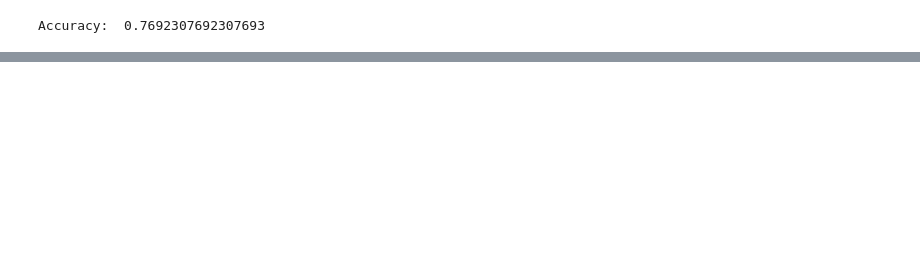
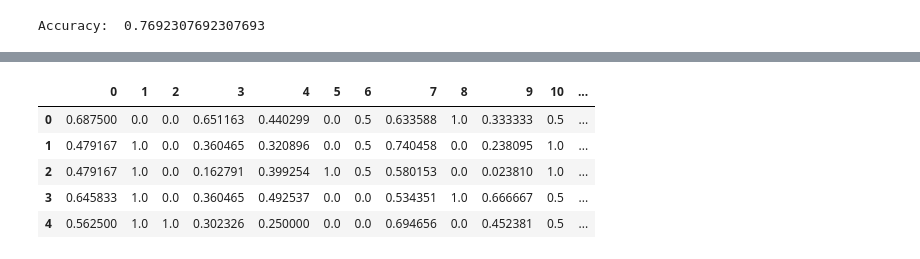
Before and after one commit to ljsauer/LaunchCode, a Jupyter notebook: Final Project - Model/Heart_Disease_Model.ipynb, the cells around one changed output, grey strips where cells are left out. Drawn from its saved outputs; the diff is of its cells as text; code cells hidden in the pictures; blank space fills up the shorter version.

```diff
--- a/Final Project - Model/Heart_Disease_Model.ipynb
+++ b/Final Project - Model/Heart_Disease_Model.ipynb
@@ -77,0 +233,9 @@ Accuracy:  0.7692307692307693
+# %%
+X_train.head()
+# %% [output]
+|  | 0 | 1 | 2 | 3 | 4 | 5 | 6 | 7 | 8 | 9 | 10 | ... |
+| 0 | 0.687500 | 0.0 | 0.0 | 0.651163 | 0.440299 | 0.0 | 0.5 | 0.633588 | 1.0 | 0.333333 | 0.5 | ... |
+| 1 | 0.479167 | 1.0 | 0.0 | 0.360465 | 0.320896 | 0.0 | 0.5 | 0.740458 | 0.0 | 0.238095 | 1.0 | ... |
+| 2 | 0.479167 | 1.0 | 0.0 | 0.162791 | 0.399254 | 1.0 | 0.5 | 0.580153 | 0.0 | 0.023810 | 1.0 | ... |
+| 3 | 0.645833 | 1.0 | 0.0 | 0.360465 | 0.492537 | 0.0 | 0.0 | 0.534351 | 1.0 | 0.666667 | 0.5 | ... |
+| 4 | 0.562500 | 1.0 | 1.0 | 0.302326 | 0.250000 | 0.0 | 0.0 | 0.694656 | 0.0 | 0.452381 | 0.5 | ... |
```
Also changed, not shown: parts of 34 cells of this notebook.
